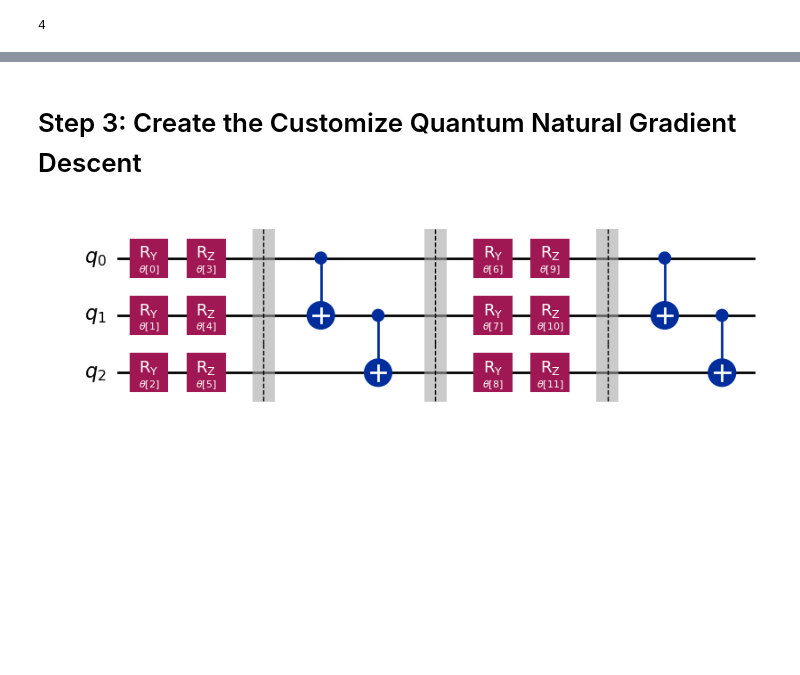
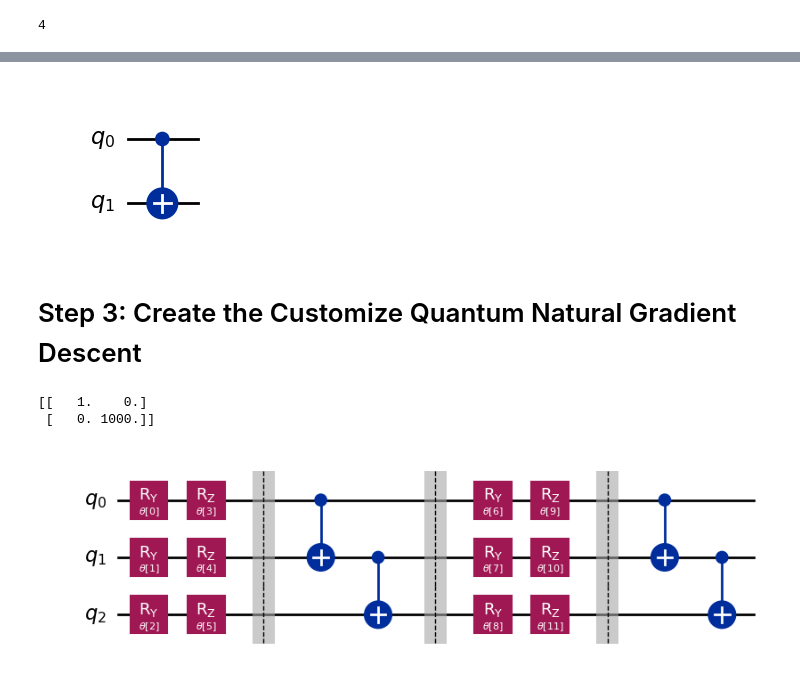
Before and after one commit to nguyenvulinh666/Variational-Quantum-EigeinSolver, a Jupyter notebook: Complete_VQE.ipynb, the cells around one changed output, grey strips where cells are left out. Saved outputs shown, nothing was run; the diff lists cells and outputs as text; code cells hidden in the pictures; blank space fills up the shorter version.

```diff
--- a/Complete_VQE.ipynb
+++ b/Complete_VQE.ipynb
@@ -99,7 +195,0 @@ def Measurement(operator, quantum_circuit, shots, backend):
-# %%
-import numpy as np
-
-a = 'ZII'
-
-# a = np.array(list(a))
-print(np.where(a== 'I')[0])
@@ -346,0 +496,3 @@ print(ansatz_barrier)
+# %%
+ansatz = Customize_EfficientSU2(2,2)
+ansatz.draw('mpl', style='iqx')
@@ -347,3 +501,9 @@ print(ansatz_barrier)
+# %%
+a = Seperate_Circuit_Apart(ansatz)
+# %%
+a[5].draw('mpl', style='iqx')
+# %% [output]
+[figure, added]
 # %%
 from qiskit.circuit import Parameter
 from qiskit import QuantumCircuit
@@ -597,4 +759,10 @@ def Customize_Quantum_Natural_Graident_Descent(operator, parameter, eta, ansatz,
     return combine
+# %%
+a = np.array([[1,0], [0, 0.001]])
+print(np.linalg.pinv(a))
+# %% [output]
+[[   1.    0.]
+ [   0. 1000.]]
 # %%
 qc = Customize_EfficientSU2(3,2)
 qc.draw('mpl', style='iqx')
```
Also changed, not shown: parts of 51 cells of this notebook.
